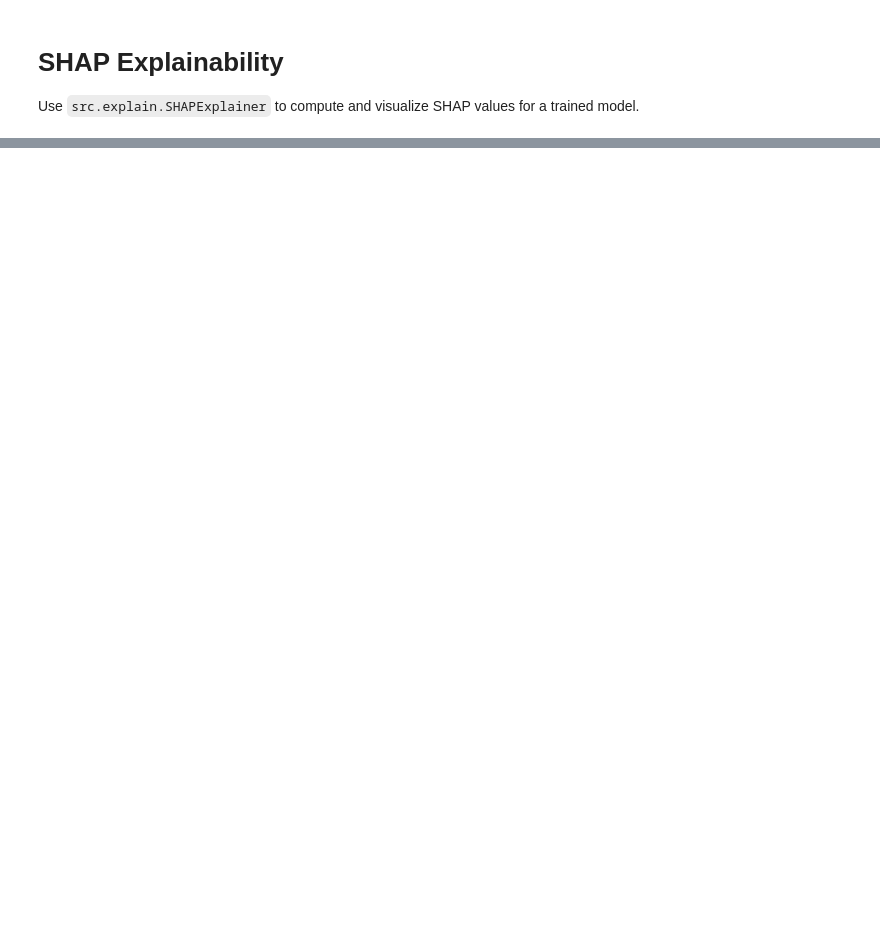
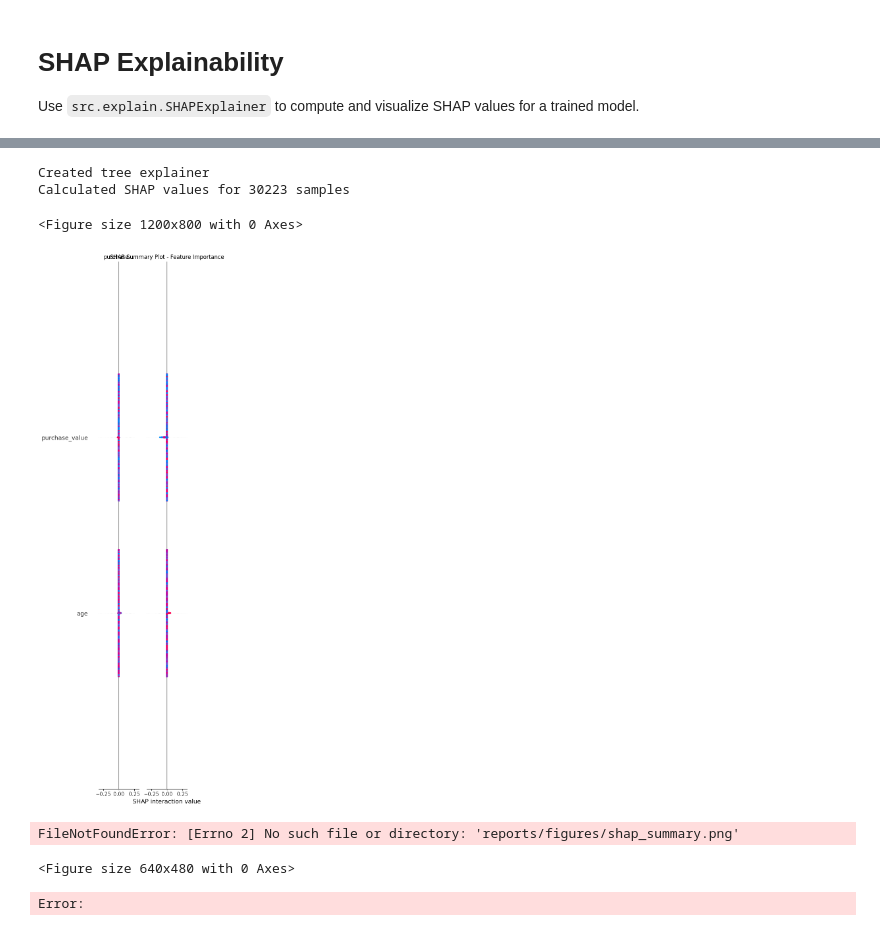
Before and after one commit to alemayehutseganew/fraud-detection, a Jupyter notebook: notebooks/shap-explainability.ipynb, the cells around one changed output, grey strips where cells are left out. Drawn from its saved outputs; the diff is of its cells as text; code cells hidden in the pictures; blank space fills up the shorter version.

```diff
--- a/notebooks/shap-explainability.ipynb
+++ b/notebooks/shap-explainability.ipynb
@@ -109,0 +166,20 @@ Reduce mean over sample+feature axes -> (2,)
+# %%
+# Create SHAP explainer and compute SHAP values on test set
+expl = SHAPExplainer(clf, feat_names)
+# Use background data (small sample) for explainer creation
+expl.create_explainer(X_bg_trans_df)
+# Calculate SHAP values for full test set (may be large; consider sampling if very large)
+expl.calculate_shap_values(X_test_trans_df)
+
+# Summary plot (global importance)
+expl.plot_summary(X_test_trans_df, max_display=20)
+plt.savefig('reports/figures/shap_summary.png')
+print('Saved SHAP summary plot to reports/figures/shap_summary.png')
+# %% [output]
+Created tree explainer
+Calculated SHAP values for 30223 samples
+<Figure size 1200x800 with 0 Axes>
+[figure, added]
+FileNotFoundError: [Errno 2] No such file or directory: 'reports/figures/shap_summary.png'
+<Figure size 640x480 with 0 Axes>
+Error:
```
Also changed, not shown: parts of 13 cells of this notebook, 57 other files.
